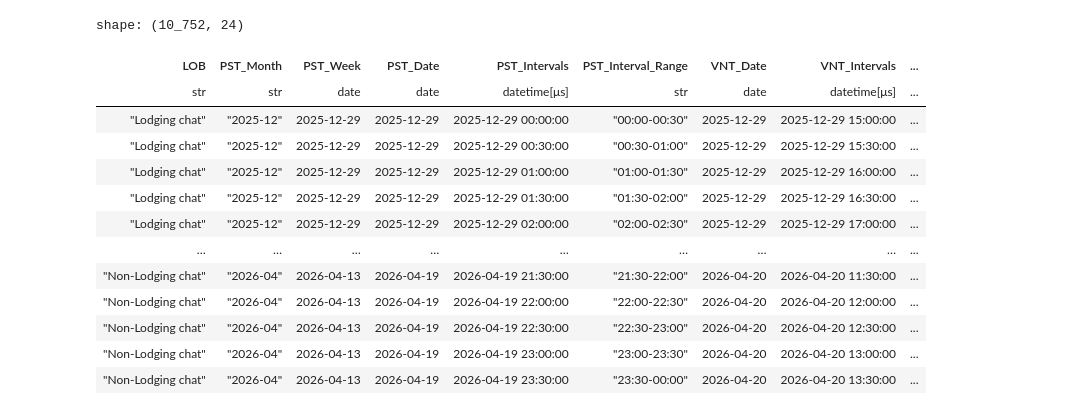
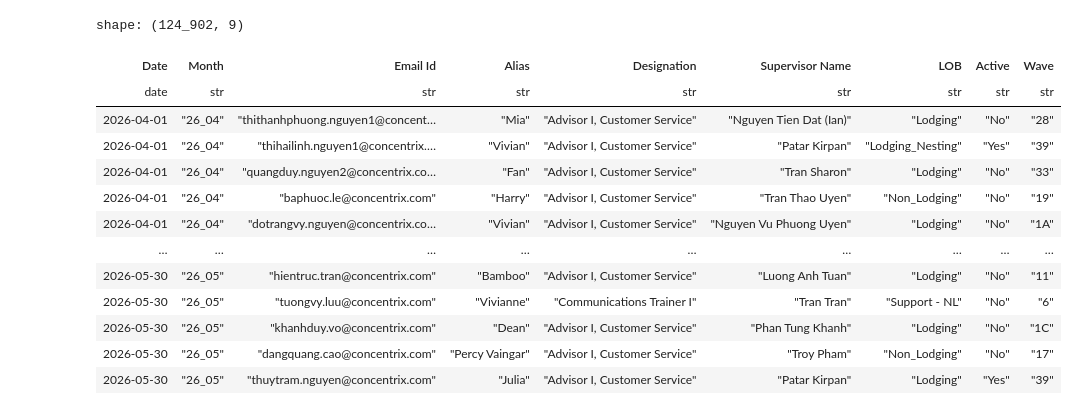
Before and after one commit to NguyenHuuChinh1998/CODE, a Jupyter notebook: Non Compliance.ipynb, the cells around one changed output. Drawn from its saved outputs; the diff is of its cells as text; code cells hidden in the pictures.

```diff
--- a/Non Compliance.ipynb
+++ b/Non Compliance.ipynb
@@ -686,20 +686,20 @@ ic_forecast = ou_forecast_base.join(
     "Scheduled_Leave", "Scheduled_NCNS", "Scheduled_Unproductive", "Forecast_Coverage_Pct",
     "Forecast_Unpl_Pct", "Forecast_Lost_HC", "Forecast_HC_Surplus_Shortage", "Forecast_2_Coverage_Pct"
 ])
-
-ic_forecast
-# %% [output]
-shape: (10_752, 24)
-| LOB | PST_Month | PST_Week | PST_Date | PST_Intervals | PST_Interval_Range | VNT_Date | VNT_Intervals | ... |
-| str | str | date | date | datetime[μs] | str | date | datetime[μs] | ... |
-| "Lodging chat" | "2025-12" | 2025-12-29 | 2025-12-29 | 2025-12-29 00:00:00 | "00:00-00:30" | 2025-12-29 | 2025-12-29 15:00:00 | ... |
-| "Lodging chat" | "2025-12" | 2025-12-29 | 2025-12-29 | 2025-12-29 00:30:00 | "00:30-01:00" | 2025-12-29 | 2025-12-29 15:30:00 | ... |
-| "Lodging chat" | "2025-12" | 2025-12-29 | 2025-12-29 | 2025-12-29 01:00:00 | "01:00-01:30" | 2025-12-29 | 2025-12-29 16:00:00 | ... |
-| "Lodging chat" | "2025-12" | 2025-12-29 | 2025-12-29 | 2025-12-29 01:30:00 | "01:30-02:00" | 2025-12-29 | 2025-12-29 16:30:00 | ... |
-| "Lodging chat" | "2025-12" | 2025-12-29 | 2025-12-29 | 2025-12-29 02:00:00 | "02:00-02:30" | 2025-12-29 | 2025-12-29 17:00:00 | ... |
-| … | … | … | … | … | … | … | … | ... |
-| "Non-Lodging chat" | "2026-04" | 2026-04-13 | 2026-04-19 | 2026-04-19 21:30:00 | "21:30-22:00" | 2026-04-20 | 2026-04-20 11:30:00 | ... |
-| "Non-Lodging chat" | "2026-04" | 2026-04-13 | 2026-04-19 | 2026-04-19 22:00:00 | "22:00-22:30" | 2026-04-20 | 2026-04-20 12:00:00 | ... |
-| "Non-Lodging chat" | "2026-04" | 2026-04-13 | 2026-04-19 | 2026-04-19 22:30:00 | "22:30-23:00" | 2026-04-20 | 2026-04-20 12:30:00 | ... |
-| "Non-Lodging chat" | "2026-04" | 2026-04-13 | 2026-04-19 | 2026-04-19 23:00:00 | "23:00-23:30" | 2026-04-20 | 2026-04-20 13:00:00 | ... |
-| "Non-Lodging chat" | "2026-04" | 2026-04-13 | 2026-04-19 | 2026-04-19 23:30:00 | "23:30-00:00" | 2026-04-20 | 2026-04-20 13:30:00 | ... |
+# %%
+HC_EXTEND_COMBINED
+# %% [output]
+shape: (124_902, 9)
+| Date | Month | Email Id | Alias | Designation | Supervisor Name | LOB | Active | Wave |
+| date | str | str | str | str | str | str | str | str |
+| 2026-04-01 | "26_04" | "thithanhphuong.nguyen1@concent… | "Mia" | "Advisor I, Customer Service" | "Nguyen Tien Dat (Ian)" | "Lodging" | "No" | "28" |
+| 2026-04-01 | "26_04" | "thihailinh.nguyen1@concentrix.… | "Vivian" | "Advisor I, Customer Service" | "Patar Kirpan" | "Lodging_Nesting" | "Yes" | "39" |
+| 2026-04-01 | "26_04" | "quangduy.nguyen2@concentrix.co… | "Fan" | "Advisor I, Customer Service" | "Tran Sharon" | "Lodging" | "No" | "33" |
+| 2026-04-01 | "26_04" | "baphuoc.le@concentrix.com" | "Harry" | "Advisor I, Customer Service" | "Tran Thao Uyen" | "Non_Lodging" | "No" | "19" |
+| 2026-04-01 | "26_04" | "dotrangvy.nguyen@concentrix.co… | "Vivian" | "Advisor I, Customer Service" | "Nguyen Vu Phuong Uyen" | "Lodging" | "No" | "1A" |
+| … | … | … | … | … | … | … | … | … |
+| 2026-05-30 | "26_05" | "hientruc.tran@concentrix.com" | "Bamboo" | "Advisor I, Customer Service" | "Luong Anh Tuan" | "Lodging" | "No" | "11" |
+| 2026-05-30 | "26_05" | "tuongvy.luu@concentrix.com" | "Vivianne" | "Communications Trainer I" | "Tran Tran" | "Support - NL" | "No" | "6" |
+| 2026-05-30 | "26_05" | "khanhduy.vo@concentrix.com" | "Dean" | "Advisor I, Customer Service" | "Phan Tung Khanh" | "Lodging" | "No" | "1C" |
+| 2026-05-30 | "26_05" | "dangquang.cao@concentrix.com" | "Percy Vaingar" | "Advisor I, Customer Service" | "Troy Pham" | "Non_Lodging" | "No" | "17" |
+| 2026-05-30 | "26_05" | "thuytram.nguyen@concentrix.com" | "Julia" | "Advisor I, Customer Service" | "Patar Kirpan" | "Lodging" | "Yes" | "39" |
```
Also changed, not shown: parts of 5 cells of this notebook, 7 other files.
